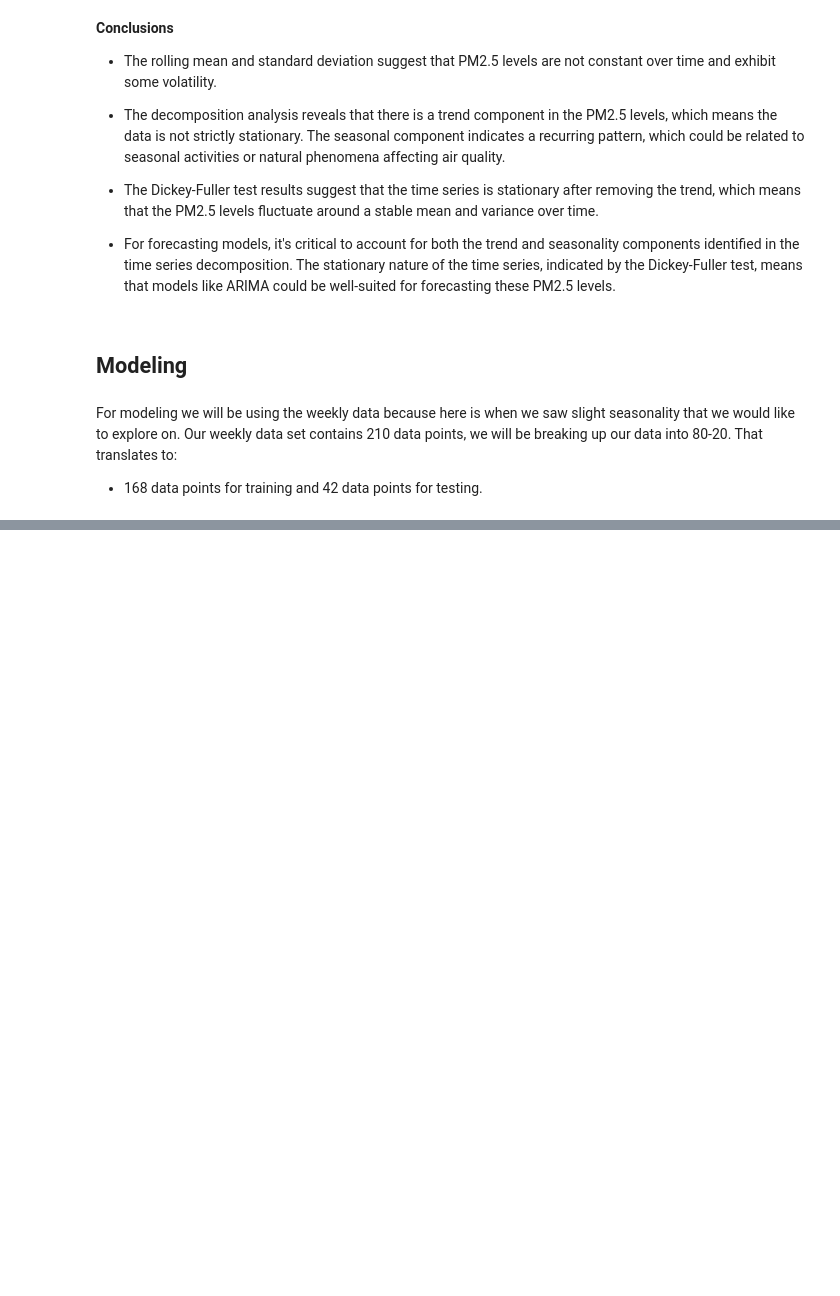
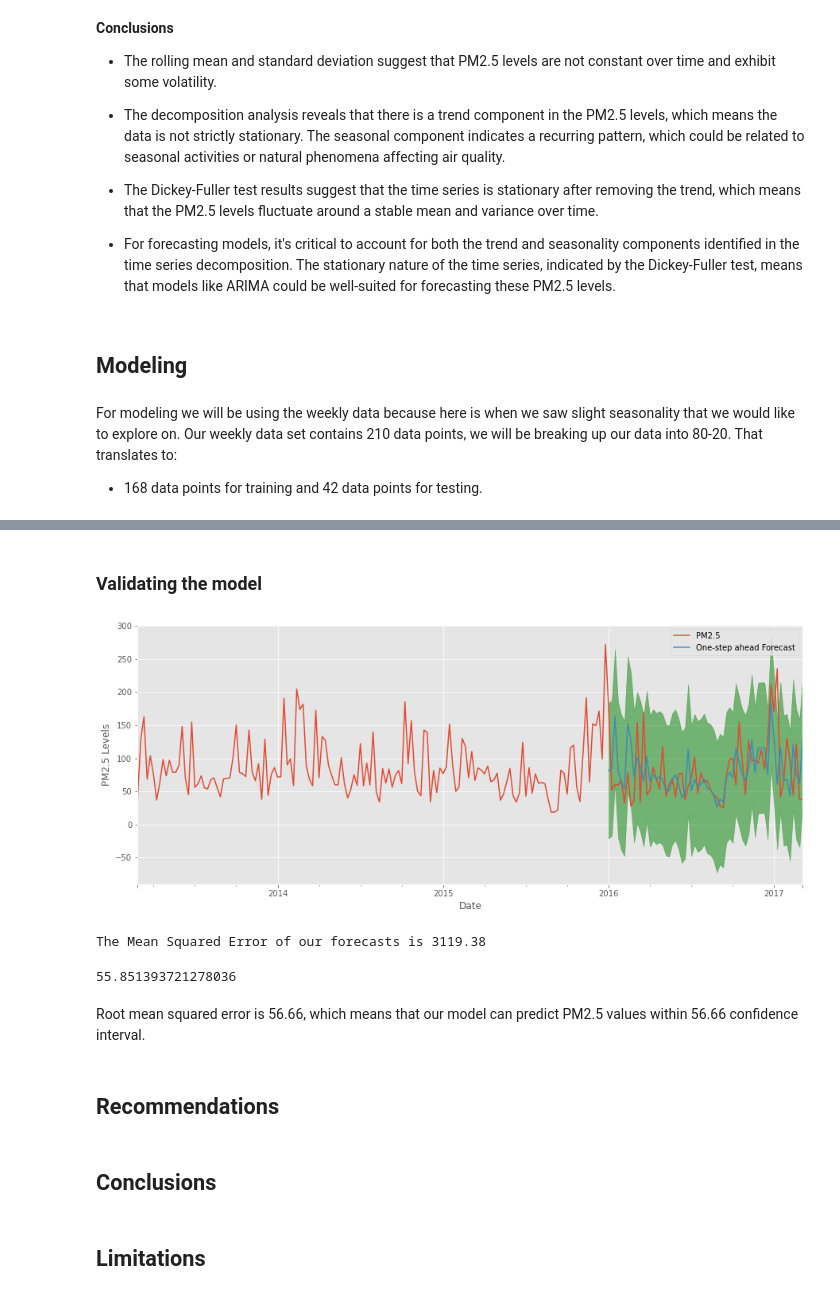
Before and after one commit to jonvis23/Air-Quality-Forecasting, a Jupyter notebook: notebook.ipynb, the cells around one changed output, grey strips where cells are left out. Saved outputs shown, nothing was run; the diff lists cells and outputs as text; code cells hidden in the pictures; blank space fills up the shorter version.

```diff
--- a/notebook.ipynb
+++ b/notebook.ipynb
@@ -668,0 +749,50 @@ time_testw = time_testw.reshape(-1, 1)
+# %% [markdown]
+### Validating the model
+# %%
+# Get predictions starting from 01-03-2016 and calculate confidence intervals
+pred = output.get_prediction(start=pd.to_datetime('2016-01-03'), dynamic=False)
+pred_conf = pred.conf_int()
+# Plot real vs predicted values along with confidence interval
+
+rcParams['figure.figsize'] = 15, 6
+
+# Plot observed values
+ax = weeklymeandata['2013-03-03':].plot(label='observed')
+
+# Plot predicted values
+pred.predicted_mean.plot(ax=ax, label='One-step ahead Forecast', alpha=0.9)
+
+# Plot the range for confidence intervals
+ax.fill_between(pred_conf.index,
+                pred_conf.iloc[:, 0],
+                pred_conf.iloc[:, 1], color='g', alpha=0.5)
+
+# Set axes labels
+ax.set_xlabel('Date')
+ax.set_ylabel('PM2.5 Levels')
+plt.legend()
+
+plt.show()
+# %% [output]
+[figure, added]
+# %%
+# Get the real and predicted values
+PM_forecasted = pred.predicted_mean.values
+PM_truth = weeklymeandata['2016-01-03':].values
+
+# Compute the mean square error
+msePM = ((PM_forecasted - PM_truth) ** 2).mean()
+print('The Mean Squared Error of our forecasts is {}'.format(round(msePM, 2)))
+rmsePM = np.sqrt(msePM)
+rmsePM
+# %% [output]
+The Mean Squared Error of our forecasts is 3119.38
+55.851393721278036
+# %% [markdown]
+Root mean squared error is 56.66, which means that our model can predict PM2.5 values within 56.66 confidence interval.
+# %% [markdown]
+## Recommendations
+# %% [markdown]
+## Conclusions
+# %% [markdown]
+## Limitations
```
Also changed, not shown: parts of 11 cells of this notebook.
